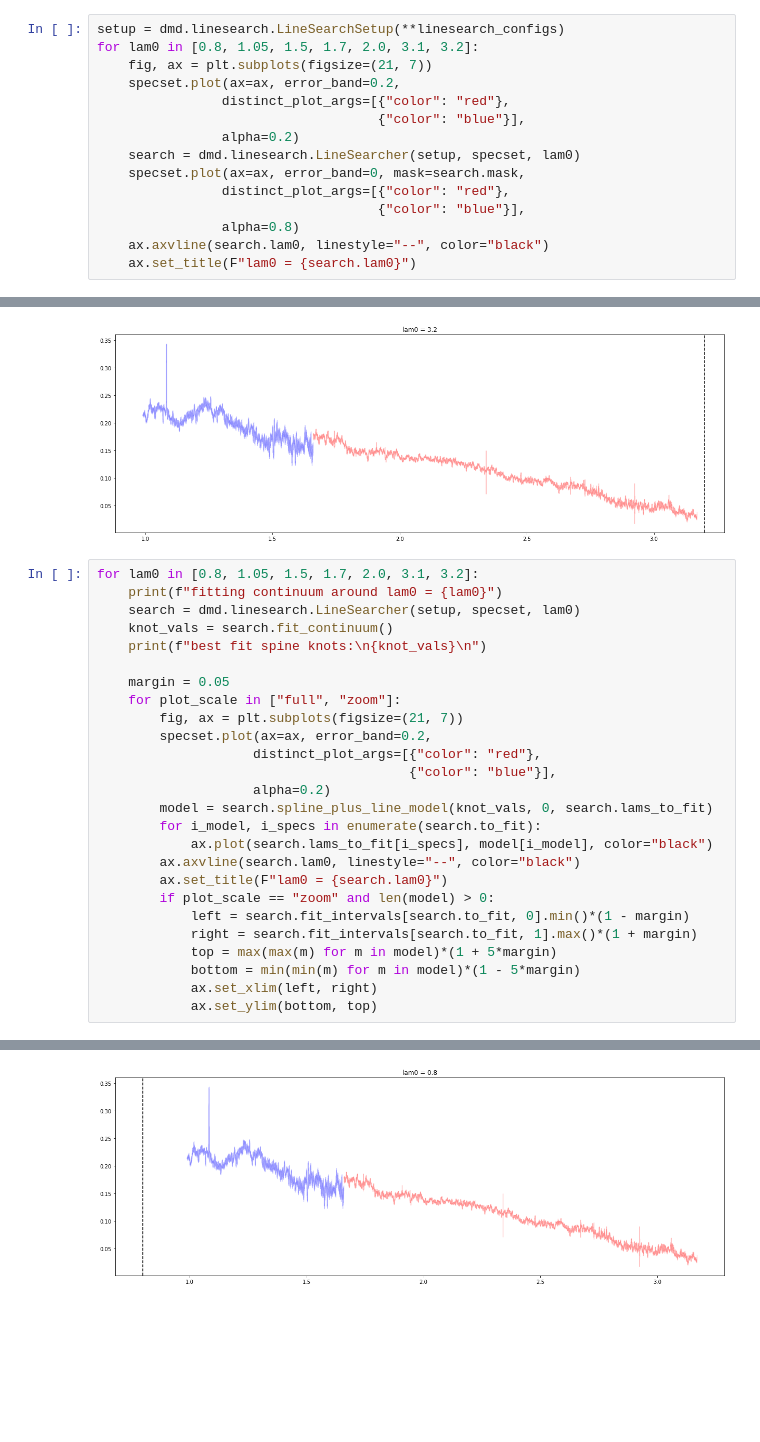
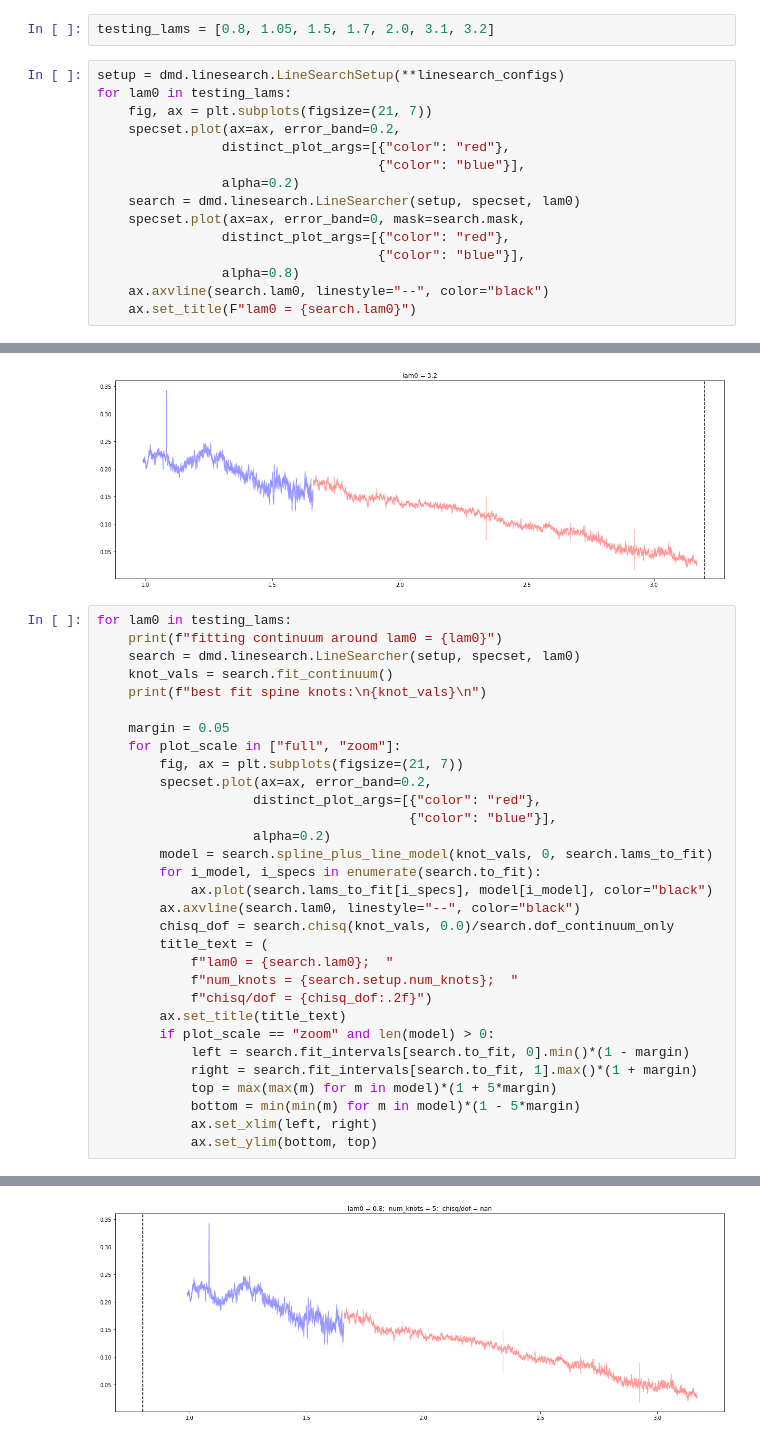
Before and after one commit to rjanish/JWST-DMdecay, a Jupyter notebook: test-SpecSet.ipynb, the cells around one changed output, grey strips where cells are left out. Cells and saved outputs as stored; diff of their text form; blank space fills up the shorter version.

```diff
--- a/test-SpecSet.ipynb
+++ b/test-SpecSet.ipynb
@@ -121,9 +121,11 @@ linesearch_configs = {k:prev_configs[k1][k]
                        for k1, l1 in keys_for_linesearch.items()
                        for k in l1
                        if k in prev_configs[k1].keys()}
+# %%
+testing_lams = [0.8, 1.05, 1.5, 1.7, 2.0, 3.1, 3.2]
 # %%
 setup = dmd.linesearch.LineSearchSetup(**linesearch_configs)
-for lam0 in [0.8, 1.05, 1.5, 1.7, 2.0, 3.1, 3.2]:
+for lam0 in testing_lams:
     fig, ax = plt.subplots(figsize=(21, 7))
     specset.plot(ax=ax, error_band=0.2,
                 distinct_plot_args=[{"color": "red"},
@@ -145,7 +147,7 @@ for lam0 in [0.8, 1.05, 1.5, 1.7, 2.0, 3.1, 3.2]:
 [figure]
 [figure]
 # %%
-for lam0 in [0.8, 1.05, 1.5, 1.7, 2.0, 3.1, 3.2]:
+for lam0 in testing_lams:
     print(f"fitting continuum around lam0 = {lam0}")
     search = dmd.linesearch.LineSearcher(setup, specset, lam0)
     knot_vals = search.fit_continuum()
@@ -160,32 +162,37 @@ for lam0 in [0.8, 1.05, 1.5, 1.7, 2.0, 3.1, 3.2]:
                     alpha=0.2)
         model = search.spline_plus_line_model(knot_vals, 0, search.lams_to_fit)
         for i_model, i_specs in enumerate(search.to_fit):
             ax.plot(search.lams_to_fit[i_specs], model[i_model], color="black")
         ax.axvline(search.lam0, linestyle="--", color="black")
-        ax.set_title(F"lam0 = {search.lam0}")
+        chisq_dof = search.chisq(knot_vals, 0.0)/search.dof_continuum_only
+        title_text = (
+            f"lam0 = {search.lam0};  "
+            f"num_knots = {search.setup.num_knots};  "
+            f"chisq/dof = {chisq_dof:.2f}")
+        ax.set_title(title_text)
         if plot_scale == "zoom" and len(model) > 0:
             left = search.fit_intervals[search.to_fit, 0].min()*(1 - margin)
             right = search.fit_intervals[search.to_fit, 1].max()*(1 + margin)
             top = max(max(m) for m in model)*(1 + 5*margin)
             bottom = min(min(m) for m in model)*(1 - 5*margin)
             ax.set_xlim(left, right)
             ax.set_ylim(bottom, top)
 # %% [output]
 fitting continuum around lam0 = 0.8
 best fit spine knots:
 []
 
 fitting continuum around lam0 = 1.05
 best fit spine knots:
 [[0.20054398 0.22852014 0.21008206 0.20595378 0.22775982]]
 
 fitting continuum around lam0 = 1.5
 best fit spine knots:
 [[0.19388543 0.17560627 0.16870354 0.16874599 0.14604815]]
 
 ... (11 lines left out)
 
 fitting continuum around lam0 = 3.2
 best fit spine knots:
 []
-[figure, old version]
+[figure, new version]
```
Also changed, not shown: parts of 5 cells of this notebook, 1 other file.
